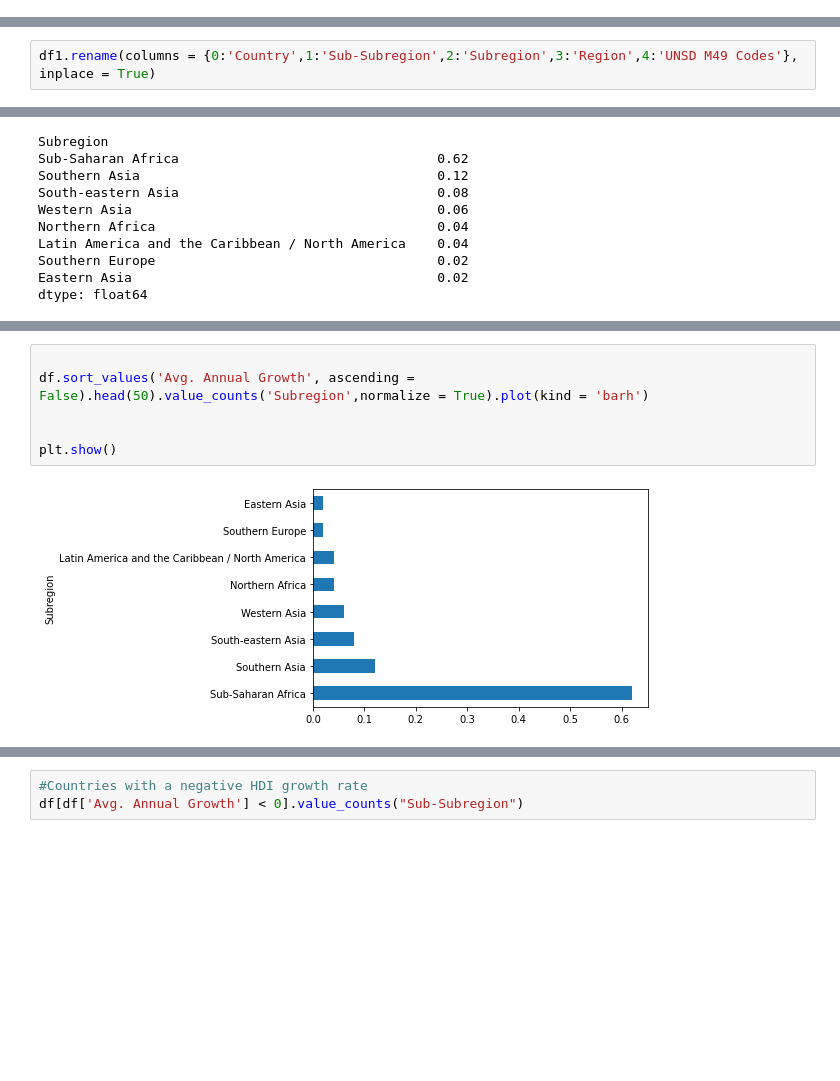
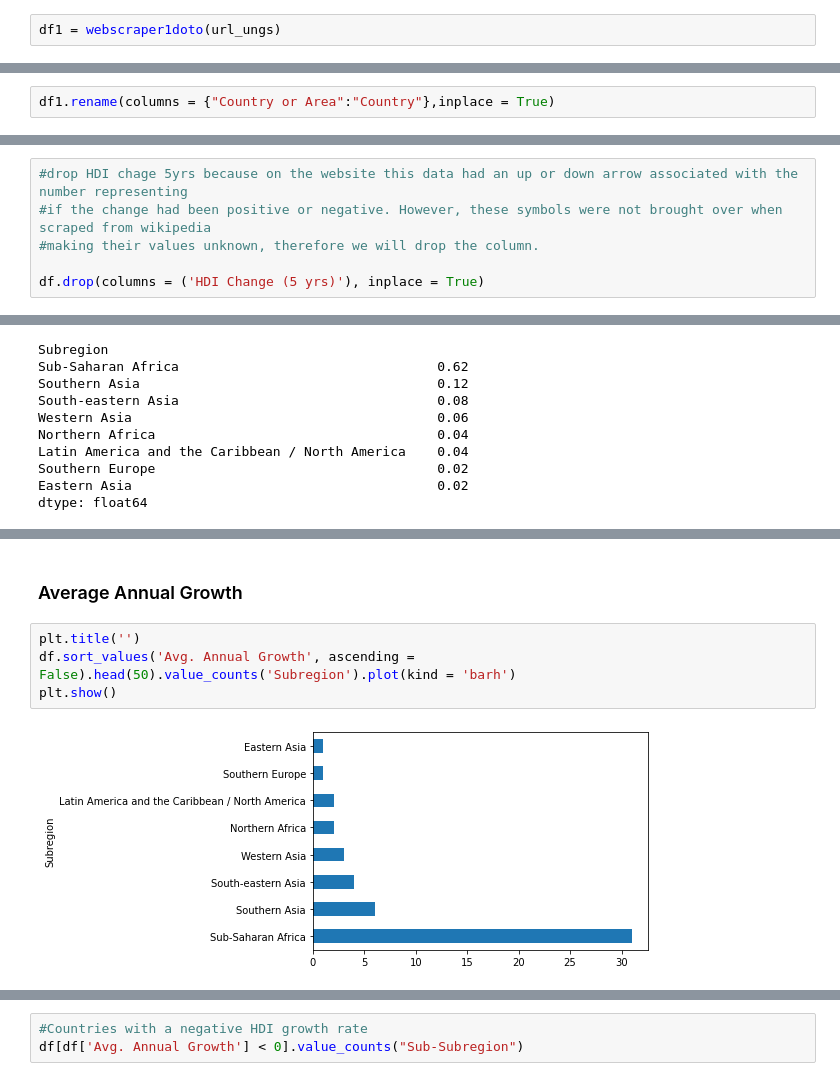
Before and after one commit to mtm1186/Human-Development-Index-HDI-, a Jupyter notebook: HumanDevelopmentIndex.ipynb, the cells around one changed output, grey strips where cells are left out. Drawn from its saved outputs; the diff is of its cells as text; blank space fills up the shorter version.

```diff
--- a/HumanDevelopmentIndex.ipynb
+++ b/HumanDevelopmentIndex.ipynb
@@ -323,0 +322,2 @@ df1 = pd.DataFrame(all_rows)
+# %%
+df1 = webscraper1doto(url_ungs)
@@ -324,3 +333,5 @@ df1 = pd.DataFrame(all_rows)
+# %%
+df1.rename(columns = {"Country or Area":"Country"},inplace = True)
 # %%
 df1
 # %% [output]
@@ -344,2 +350,0 @@ headings
-# %%
-df1.rename(columns = {0:'Country',1:'Sub-Subregion',2:'Subregion',3:'Region',4:'UNSD M49 Codes'}, inplace = True)
@@ -406,6 +407,12 @@ regions = {"Republic of Ireland": "Europe",
                   }
 # %%
 df['Region'] = df['Region'].fillna(df.Country.map(regions))
+# %%
+#drop HDI chage 5yrs because on the website this data had an up or down arrow associated with the number representing
+#if the change had been positive or negative. However, these symbols were not brought over when scraped from wikipedia
+#making their values unknown, therefore we will drop the column.
+
+df.drop(columns = ('HDI Change (5 yrs)'), inplace = True)
 # %%
 df.info()
 # %% [output]
@@ -489,11 +536,11 @@ dtype: float64
+# %% [markdown]
+### Average Annual Growth
 # %%
-
-df.sort_values('Avg. Annual Growth', ascending = False).head(50).value_counts('Subregion',normalize = True).plot(kind = 'barh')
-
-
+plt.title('')
+df.sort_values('Avg. Annual Growth', ascending = False).head(50).value_counts('Subregion').plot(kind = 'barh')
 plt.show()
 # %% [output]
-[figure, old version]
+[figure, new version]
 # %%
 df[df['Avg. Annual Growth'] < 0]
 # %% [output]
```
Also changed, not shown: parts of 86 cells of this notebook.
